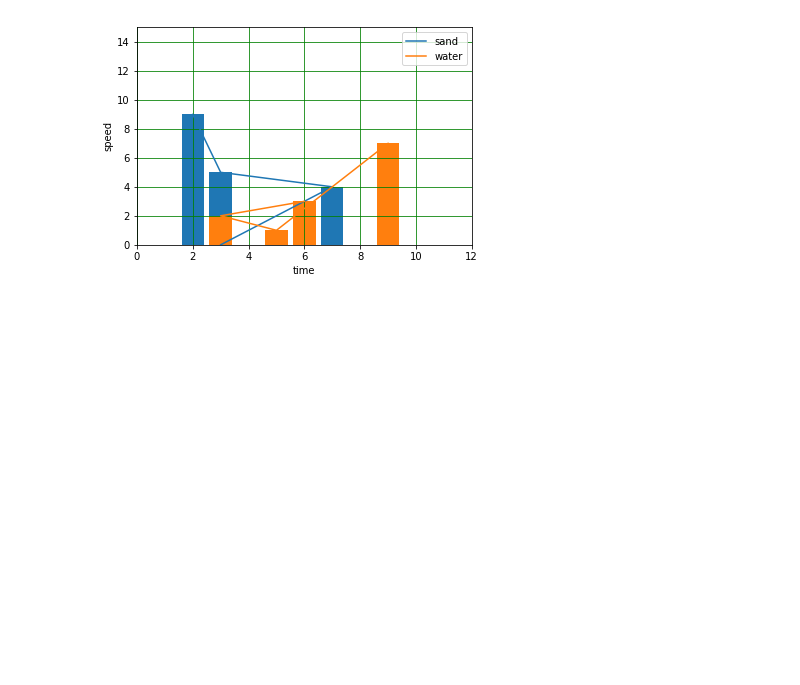
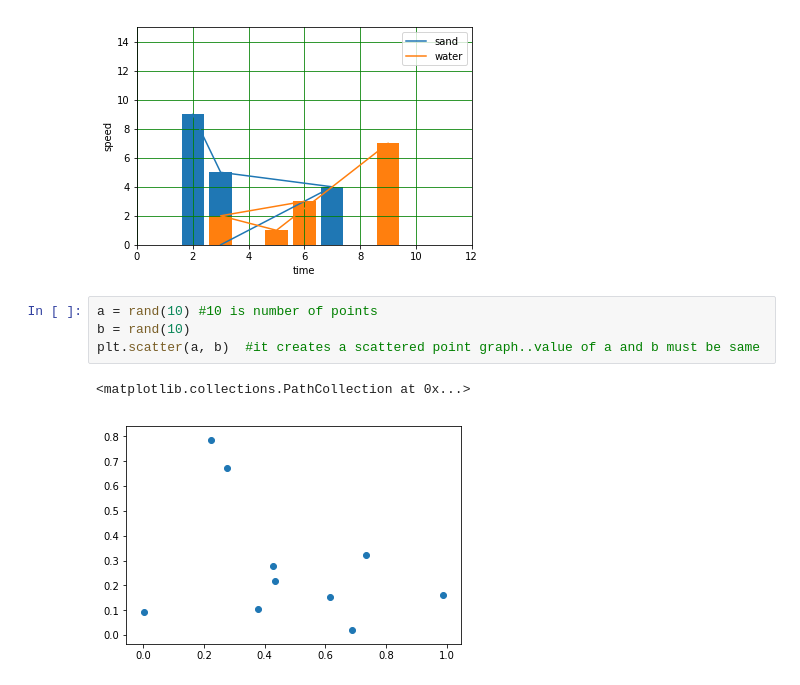
Before and after one commit to ayushikhandelwal99/ML, a Jupyter notebook: matplotlib.ipynb, the cells around one changed output. Cells and saved outputs as stored; diff of their text form; blank space fills up the shorter version.

```diff
--- a/matplotlib.ipynb
+++ b/matplotlib.ipynb
@@ -109,3 +109,10 @@ plt.bar(x1,y1)
 # %% [output]
 <BarContainer object of 4 artists>
 [figure]
+# %%
+a = rand(10) #10 is number of points
+b = rand(10)
+plt.scatter(a, b)  #it creates a scattered point graph..value of a and b must be same
+# %% [output]
+<matplotlib.collections.PathCollection at 0x...>
+[figure, added]
```
